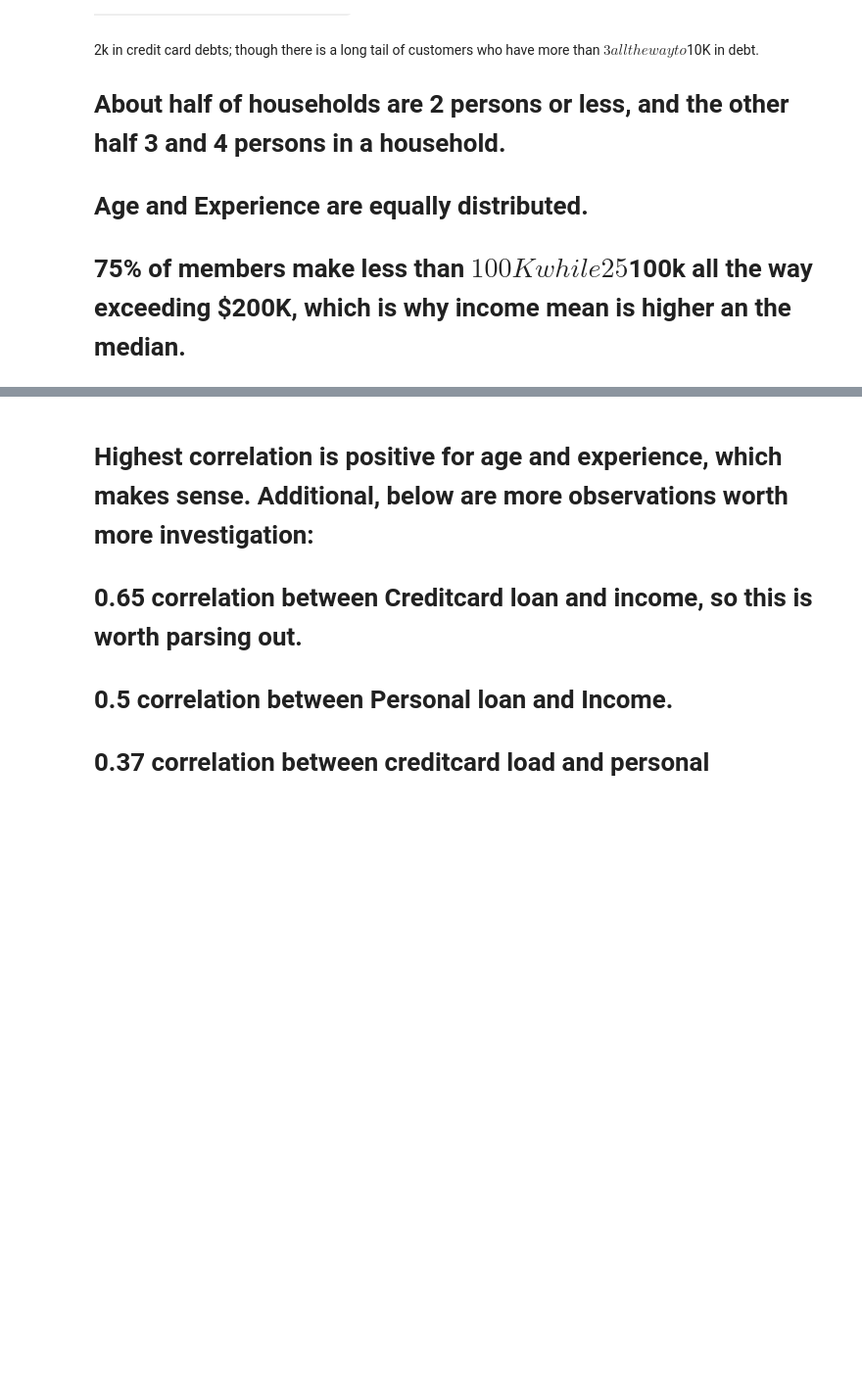
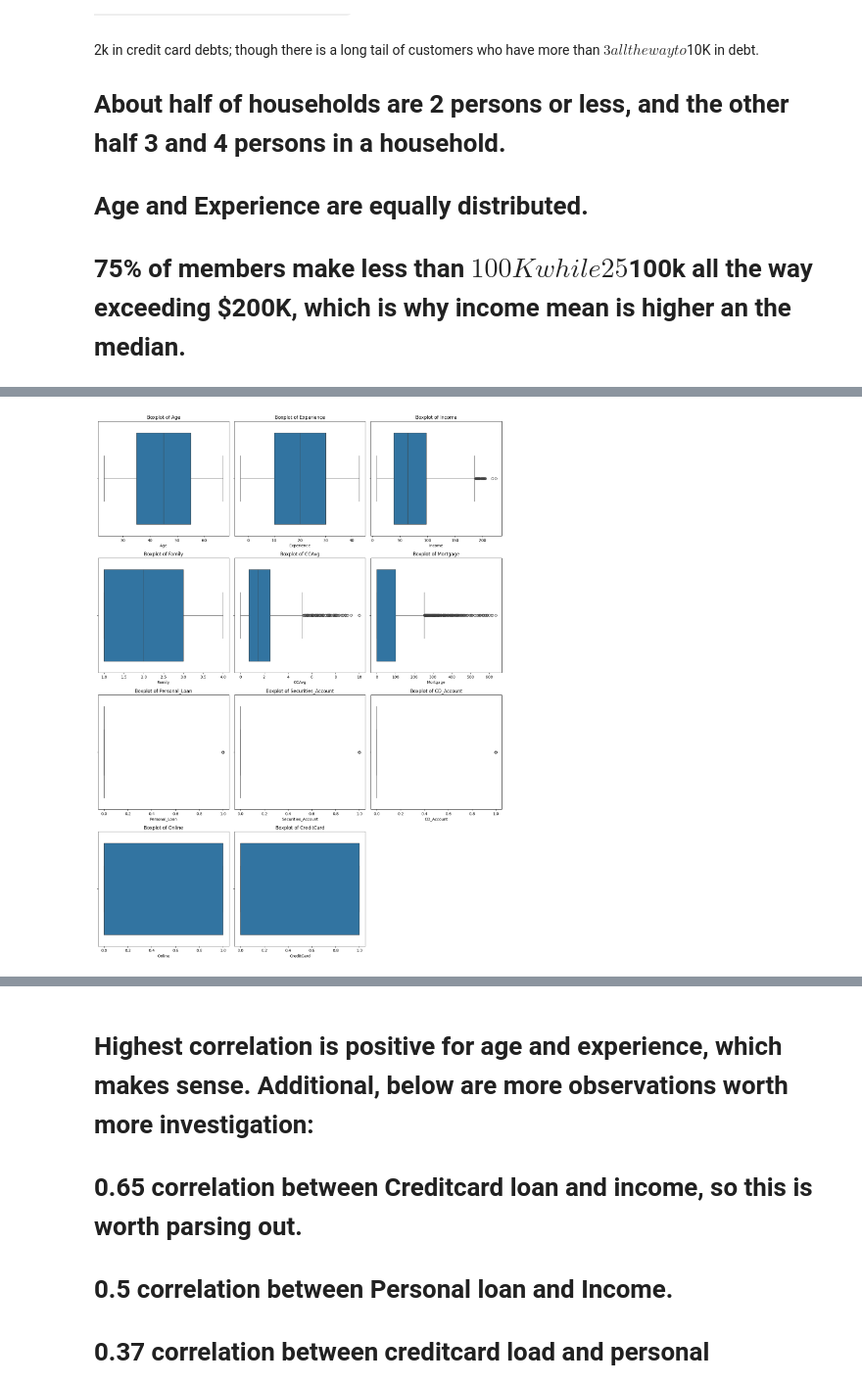
Before and after one commit to DanaDewita/Documents, a Jupyter notebook: Bank_Loan_Modelling.ipynb, the cells around one changed output, grey strips where cells are left out. Shown at 98% size. Drawn from its saved outputs; the diff is of its cells as text; code cells hidden in the pictures; some formulas as TeX source; blank space fills up the shorter version.

```diff
--- a/Bank_Loan_Modelling.ipynb
+++ b/Bank_Loan_Modelling.ipynb
@@ -314,0 +326,25 @@ Skipping histogram for non-numeric column: Education
+# %%
+# Check for outliers using boxplots
+
+# Get the list of numerical columns again, excluding the ones you've already dropped or relabeled
+# (This ensures we only try to plot columns that are still numeric in the DataFrame)
+numerical_cols_for_plot = df.select_dtypes(include=np.number).columns.tolist()
+num_cols = len(numerical_cols_for_plot)
+
+# Calculate the number of rows needed for the subplots
+# We'll keep 3 columns per row for readability if possible
+num_cols_per_row = 3
+num_rows = (num_cols + num_cols_per_row - 1) // num_cols_per_row # Ceiling division
+
+plt.figure(figsize=(15, num_rows * 5)) # Adjust figure height based on number of rows
+
+# Loop through the selected numerical columns
+for i, col in enumerate(numerical_cols_for_plot):
+    plt.subplot(num_rows, num_cols_per_row, i + 1) # Use the calculated number of rows and fixed columns per row
+    sns.boxplot(x=df[col])
+    plt.title(f'Boxplot of {col}')
+    plt.xlabel(col)
+
+plt.tight_layout()
+# %% [output]
+[figure, added]
```
Also changed, not shown: parts of 12 cells of this notebook.
